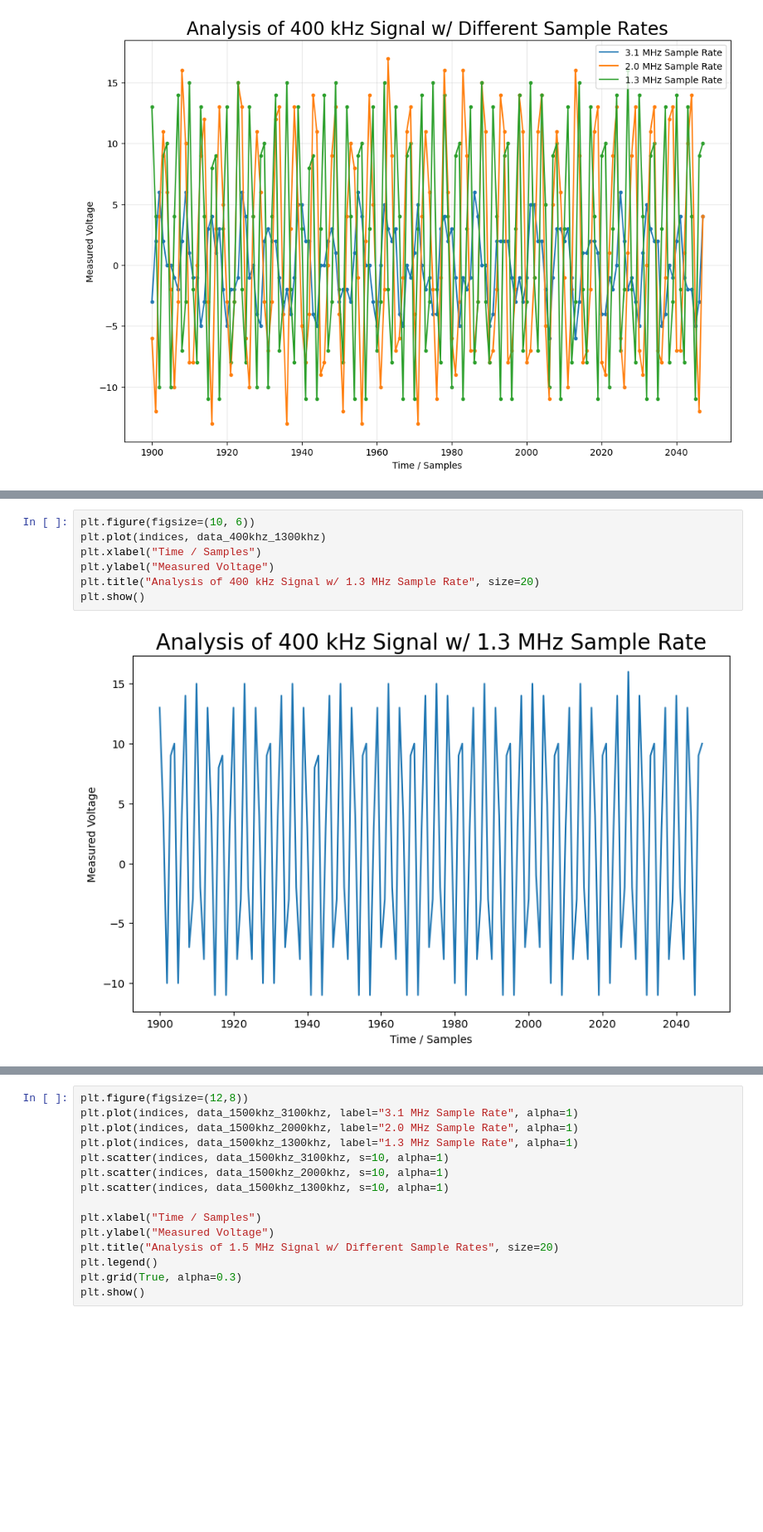
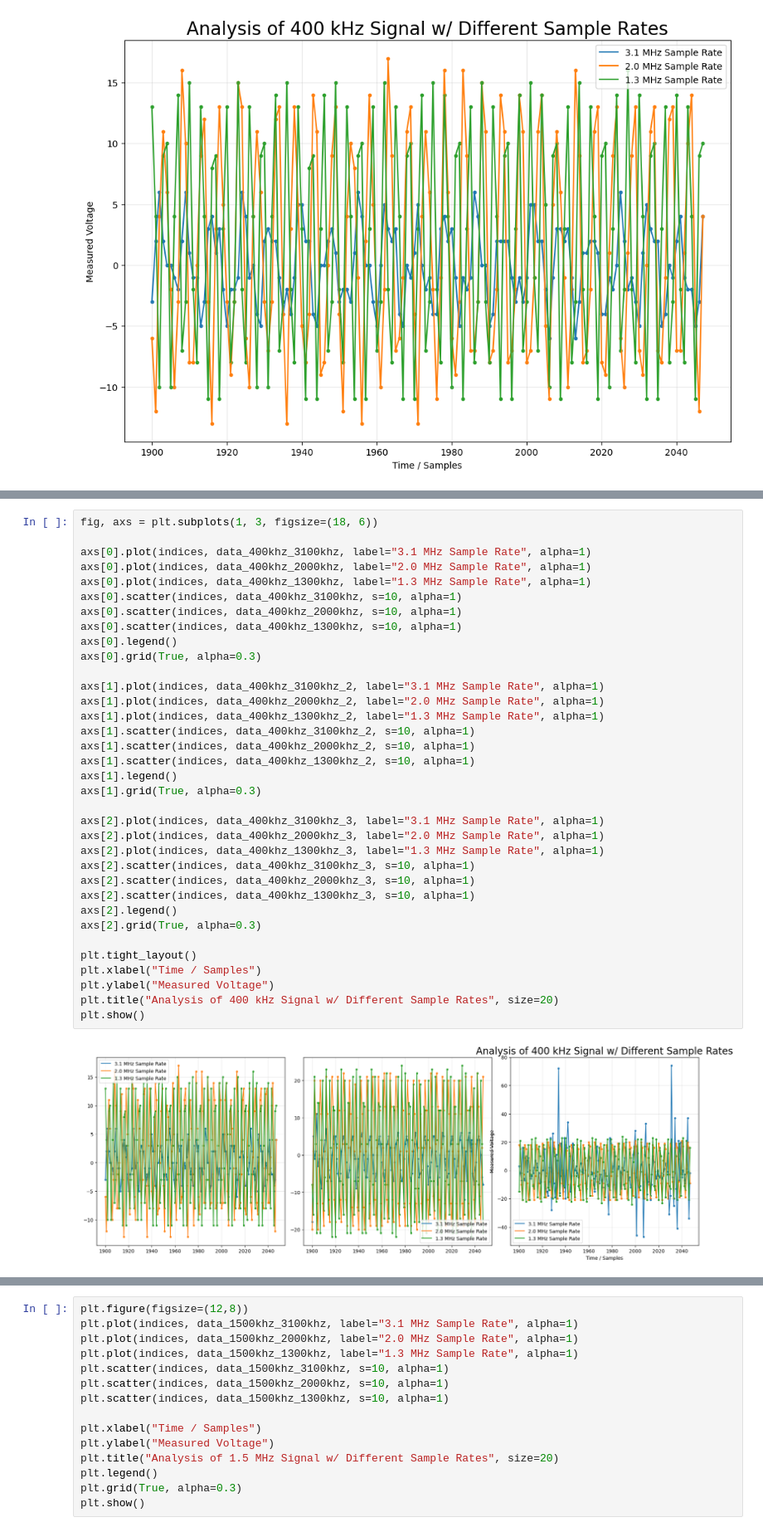
Before and after one commit to Brandon102002/ugastro, a Jupyter notebook: lab_1_analysis.ipynb, the cells around one changed output, grey strips where cells are left out. Shown at 83% size. Cells and saved outputs as stored; diff of their text form; blank space fills up the shorter version.

```diff
--- a/lab_1_analysis.ipynb
+++ b/lab_1_analysis.ipynb
@@ -102,9 +79,37 @@ plt.show()
-# %%
-plt.figure(figsize=(10, 6))
-plt.plot(indices, data_400khz_1300khz)
-plt.xlabel("Time / Samples")
-plt.ylabel("Measured Voltage")
-plt.title("Analysis of 400 kHz Signal w/ 1.3 MHz Sample Rate", size=20)
-plt.show()
-# %% [output]
-[figure, removed]
+# %%
+fig, axs = plt.subplots(1, 3, figsize=(18, 6))
+
+axs[0].plot(indices, data_400khz_3100khz, label="3.1 MHz Sample Rate", alpha=1)
+axs[0].plot(indices, data_400khz_2000khz, label="2.0 MHz Sample Rate", alpha=1)
+axs[0].plot(indices, data_400khz_1300khz, label="1.3 MHz Sample Rate", alpha=1)
+axs[0].scatter(indices, data_400khz_3100khz, s=10, alpha=1)
+axs[0].scatter(indices, data_400khz_2000khz, s=10, alpha=1)
+axs[0].scatter(indices, data_400khz_1300khz, s=10, alpha=1)
+axs[0].legend()
+axs[0].grid(True, alpha=0.3)
+
+axs[1].plot(indices, data_400khz_3100khz_2, label="3.1 MHz Sample Rate", alpha=1)
+axs[1].plot(indices, data_400khz_2000khz_2, label="2.0 MHz Sample Rate", alpha=1)
+axs[1].plot(indices, data_400khz_1300khz_2, label="1.3 MHz Sample Rate", alpha=1)
+axs[1].scatter(indices, data_400khz_3100khz_2, s=10, alpha=1)
+axs[1].scatter(indices, data_400khz_2000khz_2, s=10, alpha=1)
+axs[1].scatter(indices, data_400khz_1300khz_2, s=10, alpha=1)
+axs[1].legend()
+axs[1].grid(True, alpha=0.3)
+
+axs[2].plot(indices, data_400khz_3100khz_3, label="3.1 MHz Sample Rate", alpha=1)
+axs[2].plot(indices, data_400khz_2000khz_3, label="2.0 MHz Sample Rate", alpha=1)
+axs[2].plot(indices, data_400khz_1300khz_3, label="1.3 MHz Sample Rate", alpha=1)
+axs[2].scatter(indices, data_400khz_3100khz_3, s=10, alpha=1)
+axs[2].scatter(indices, data_400khz_2000khz_3, s=10, alpha=1)
+axs[2].scatter(indices, data_400khz_1300khz_3, s=10, alpha=1)
+axs[2].legend()
+axs[2].grid(True, alpha=0.3)
+
+plt.tight_layout()
+plt.xlabel("Time / Samples")
+plt.ylabel("Measured Voltage")
+plt.title("Analysis of 400 kHz Signal w/ Different Sample Rates", size=20)
+plt.show()
+# %% [output]
+[figure, added]
```
Also changed, not shown: parts of 19 cells of this notebook, 1 other file.
